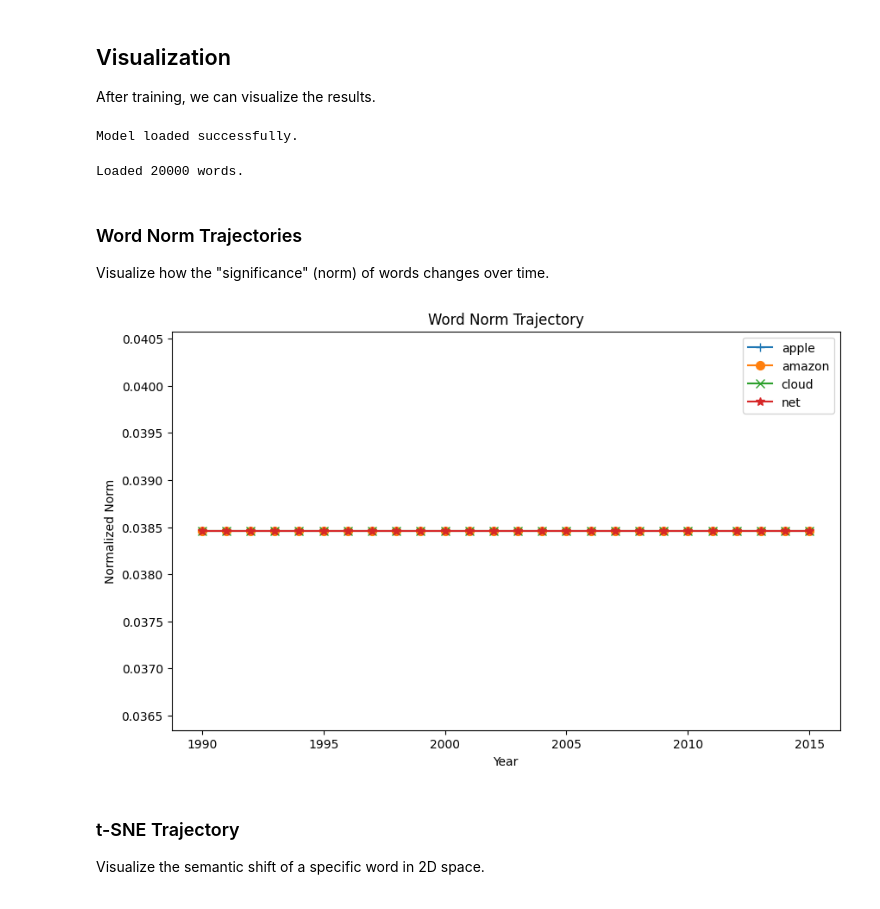
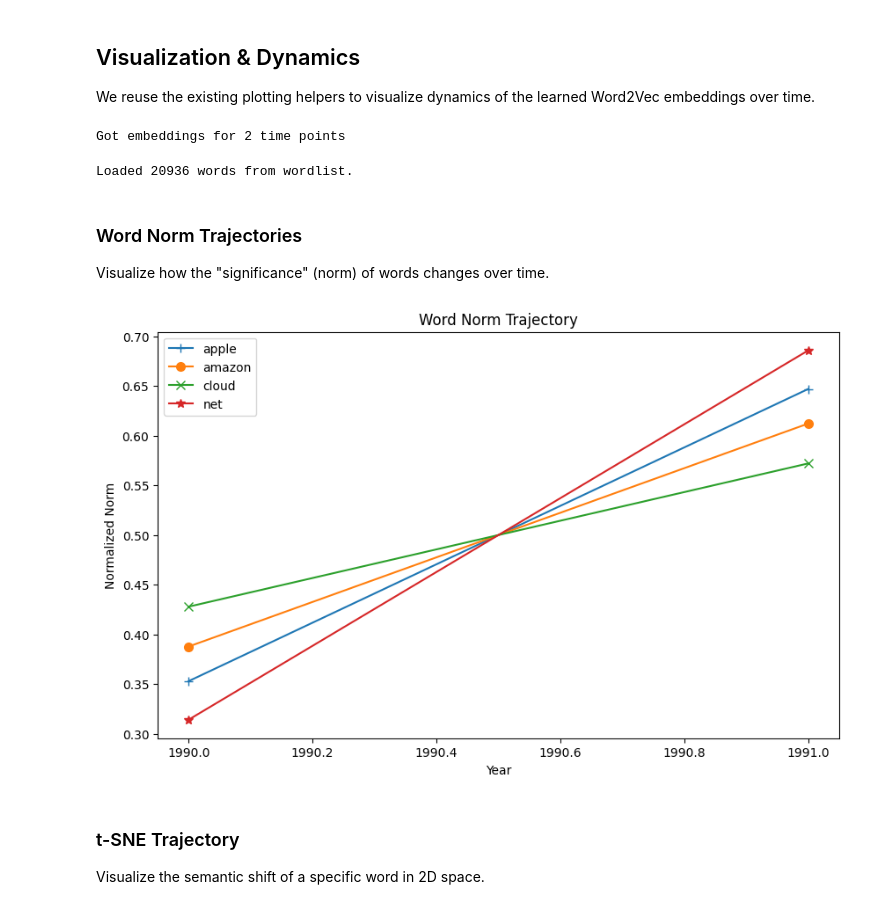
Before and after one commit to MarkusStefan/Semantic-Embedding-Evolution, a Jupyter notebook: notebooks/run_experiment.ipynb, the cells around one changed output. Drawn from its saved outputs; the diff is of its cells as text; code cells hidden in the pictures.

```diff
--- a/notebooks/run_experiment.ipynb
+++ b/notebooks/run_experiment.ipynb
@@ -99,49 +66,38 @@ Training complete!
 # %% [markdown]
-## Visualization
+## Visualization & Dynamics
 
-After training, we can visualize the results.
+We reuse the existing plotting helpers to visualize dynamics of the learned Word2Vec embeddings over time.
 # %%
-# Load the trained model from the last iteration
-model = DynamicWord2Vec(args.nw, range(args.start_year, args.end_year + 1), args.rank, device='cpu')
-save_file_prefix = f"L{args.lam}T{args.tau}G{args.gam}A{args.emph}"
-load_path = os.path.join(args.save_dir, save_file_prefix)
-
-# Load the last iteration
-if model.load(load_path, args.iters - 1):
-    print("Model loaded successfully.")
-else:
-    print("Could not load model. Ensure training finished successfully.")
+U_list = w2v_result.embeddings
+time_points = w2v_result.years
+print(f"Got embeddings for {len(time_points)} time points")
 # %% [output]
-Model loaded successfully.
+Got embeddings for 2 time points
 # %%
-# Load word list to map indices to words
-wordlist_path = '../data/data_train_model/wordlist.txt' # Adjust path if necessary
+# Load word list to map indices to words (matches the PMI indices used for training)
+wordlist_path = '../data/data_other_embeddings/wordIDHash.csv'
 wordlist, word2id = load_wordlist(wordlist_path)
 
-if wordlist:
-    print(f"Loaded {len(wordlist)} words.")
-else:
-    print("Wordlist not found. Creating dummy wordlist for demonstration.")
-    # Create dummy mapping if file doesn't exist
-    wordlist = [f"word_{i}" for i in range(args.nw)]
-    word2id = {w: i for i, w in enumerate(wordlist)}
+if not wordlist:
+    raise FileNotFoundError(f"Wordlist not found at {wordlist_path}")
+
+print(f"Loaded {len(wordlist)} words from wordlist.")
 # %% [output]
-Loaded 20000 words.
+Loaded 20936 words from wordlist.
 # %% [markdown]
 ### Word Norm Trajectories
 Visualize how the "significance" (norm) of words changes over time.
 # %%
 # Select words to visualize
-# Replace these with words relevant to your dataset
 target_words = ['apple', 'amazon', 'cloud', 'net']
 valid_words = [w for w in target_words if w in word2id]
 
 if valid_words:
-    plot_norm_trajectory(model.U, valid_words, word2id, model.time_points)
+    plot_norm_trajectory(U_list, valid_words, word2id, time_points)
 else:
-    print("None of the target words found in vocabulary.")
+    print('None of the target words found in vocabulary.')
 # %% [output]
-[figure, old version]
+[figure, new version]
 # %% [markdown]
 ### t-SNE Trajectory
 Visualize the semantic shift of a specific word in 2D space.
```
Also changed, not shown: parts of 6 cells of this notebook, 4 other files.
